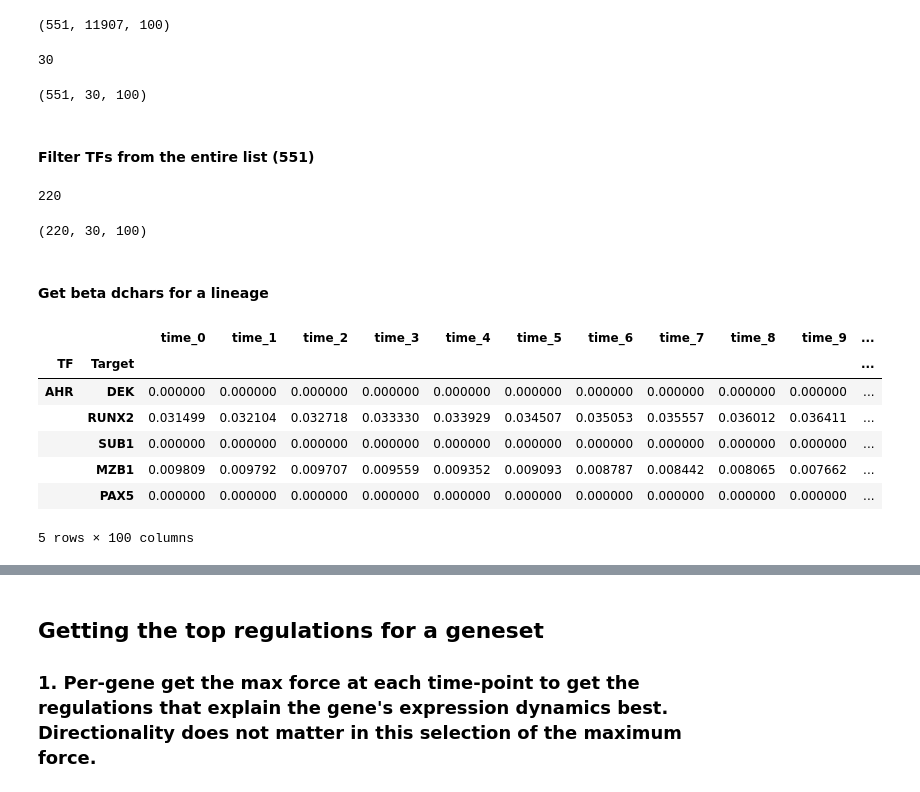
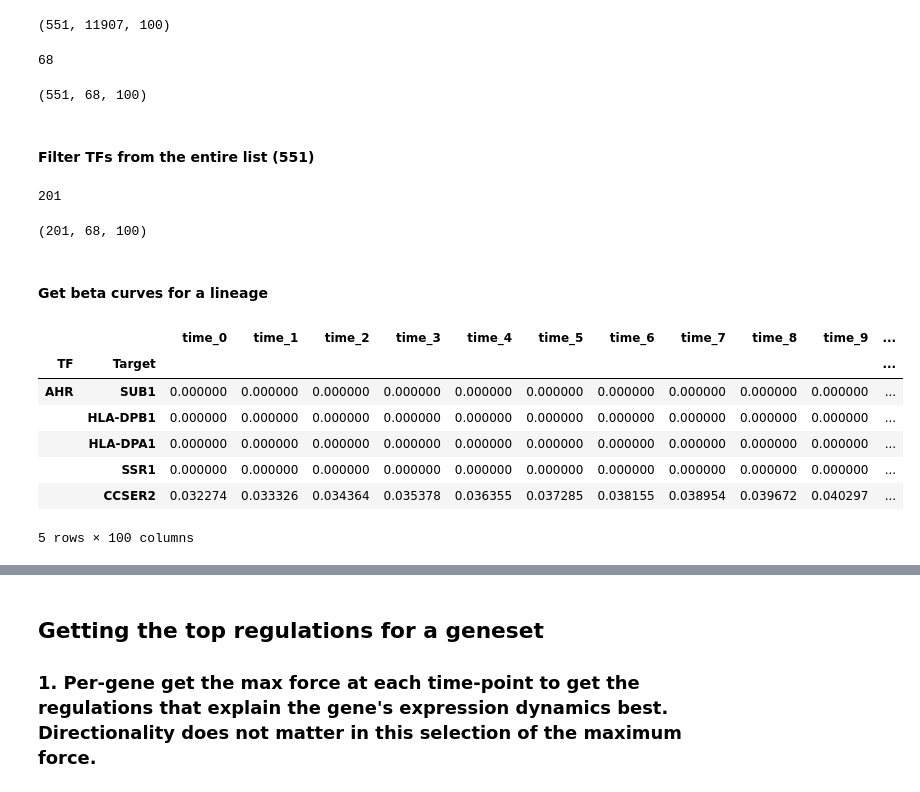
Before and after one commit to sachha-naksha/B_Cell_States, a Jupyter notebook: multiome_dynamic_regulation/py_scripts/analysis/LF_dynamics.ipynb, the cells around one changed output, grey strips where cells are left out. Drawn from its saved outputs; the diff is of its cells as text; code cells hidden in the pictures.

```diff
--- a/multiome_dynamic_regulation/py_scripts/analysis/LF_dynamics.ipynb
+++ b/multiome_dynamic_regulation/py_scripts/analysis/LF_dynamics.ipynb
@@ -383,14 +435,18 @@ np.save(os.path.join(output_folder, 'dnetbin_pb.npy'), dnetbin)
+# %%
+# load the dnet and dnetbin
+dnet = np.load(os.path.join(output_folder, 'dnet_pb.npy'))
+dnetbin = np.load(os.path.join(output_folder, 'dnetbin_pb.npy'))
 # %%
 # get indices of the dynamic_pb_genes
-dynamic_pb_genes_indices = get_gene_indices(dictys_dynamic_object, dynamic_pb_genes)
-display(len(dynamic_pb_genes_indices))
+lf_genes_indices = get_gene_indices(dictys_dynamic_object, lf_genes)
+display(len(lf_genes_indices))
 # %% [output]
-30
+68
 # %%
-subnetworks_bin = dnetbin[np.ix_(range(dnetbin.shape[0]), dynamic_pb_genes_indices, range(dnetbin.shape[2]))]
+subnetworks_bin = dnetbin[np.ix_(range(dnetbin.shape[0]), lf_genes_indices, range(dnetbin.shape[2]))]
 display(subnetworks_bin.shape)
 # %% [output]
-(551, 30, 100)
+(551, 68, 100)
 # %% [markdown]
 #### Filter TFs from the entire list (551)
 # %%
@@ -409,36 +465,36 @@ TFs_to_keep_gene_indices = [dictys_dynamic_object.nids[0][tf_idx] for tf_idx in
 kept_tf_names = [index_to_gene[idx] for idx in TFs_to_keep_gene_indices]
 print(len(kept_tf_names))
 # %% [output]
-220
+201
 # %%
 # Get the subnetworks for the kept TFs
-filtered_subnetworks = dnet[np.ix_(TFs_to_keep_indices, dynamic_pb_genes_indices, range(dnet.shape[2]))]
+filtered_subnetworks = dnet[np.ix_(TFs_to_keep_indices, lf_genes_indices, range(dnet.shape[2]))]
 display(filtered_subnetworks.shape)
 # %% [output]
-(220, 30, 100)
+(201, 68, 100)
 # %% [markdown]
-#### Get beta dchars for a lineage
+#### Get beta curves for a lineage
 # %%
 # Create multi-index tuples (all combinations of TF-target pairs)
-index_tuples = [(tf, target) for tf in kept_tf_names for target in dynamic_pb_genes]
+index_tuples = [(tf, target) for tf in kept_tf_names for target in lf_genes]
 multi_index = pd.MultiIndex.from_tuples(index_tuples, names=['TF', 'Target'])
 # Reshape the subnetworks array to 2D (pairs × time points)
 n_tfs, n_targets, n_times = filtered_subnetworks.shape
 reshaped_data = filtered_subnetworks.reshape(-1, n_times)
 
 # Create DataFrame with multi-index
-lf_beta_dcurve_pb = pd.DataFrame(
+lf_beta_dcurve_gc = pd.DataFrame(
     reshaped_data,
     index=multi_index,
     columns=[f'time_{i}' for i in range(n_times)]
 )
-display(lf_beta_dcurve_pb.head())
+display(lf_beta_dcurve_gc.head())
 # %% [output]
 |  |  | time_0 | time_1 | time_2 | time_3 | time_4 | time_5 | time_6 | time_7 | time_8 | time_9 | ... |
 | TF | Target |  |  |  |  |  |  |  |  |  |  | ... |
-| AHR | DEK | 0.000000 | 0.000000 | 0.000000 | 0.000000 | 0.000000 | 0.000000 | 0.000000 | 0.000000 | 0.000000 | 0.000000 | ... |
-|  | RUNX2 | 0.031499 | 0.032104 | 0.032718 | 0.033330 | 0.033929 | 0.034507 | 0.035053 | 0.035557 | 0.036012 | 0.036411 | ... |
-|  | SUB1 | 0.000000 | 0.000000 | 0.000000 | 0.000000 | 0.000000 | 0.000000 | 0.000000 | 0.000000 | 0.000000 | 0.000000 | ... |
-|  | MZB1 | 0.009809 | 0.009792 | 0.009707 | 0.009559 | 0.009352 | 0.009093 | 0.008787 | 0.008442 | 0.008065 | 0.007662 | ... |
-|  | PAX5 | 0.000000 | 0.000000 | 0.000000 | 0.000000 | 0.000000 | 0.000000 | 0.000000 | 0.000000 | 0.000000 | 0.000000 | ... |
+| AHR | SUB1 | 0.000000 | 0.000000 | 0.000000 | 0.000000 | 0.000000 | 0.000000 | 0.000000 | 0.000000 | 0.000000 | 0.000000 | ... |
+|  | HLA-DPB1 | 0.000000 | 0.000000 | 0.000000 | 0.000000 | 0.000000 | 0.000000 | 0.000000 | 0.000000 | 0.000000 | 0.000000 | ... |
+|  | HLA-DPA1 | 0.000000 | 0.000000 | 0.000000 | 0.000000 | 0.000000 | 0.000000 | 0.000000 | 0.000000 | 0.000000 | 0.000000 | ... |
+|  | SSR1 | 0.000000 | 0.000000 | 0.000000 | 0.000000 | 0.000000 | 0.000000 | 0.000000 | 0.000000 | 0.000000 | 0.000000 | ... |
+|  | CCSER2 | 0.032274 | 0.033326 | 0.034364 | 0.035378 | 0.036355 | 0.037285 | 0.038155 | 0.038954 | 0.039672 | 0.040297 | ... |
 5 rows × 100 columns
```
Also changed, not shown: parts of 29 cells of this notebook, 4 other files.
